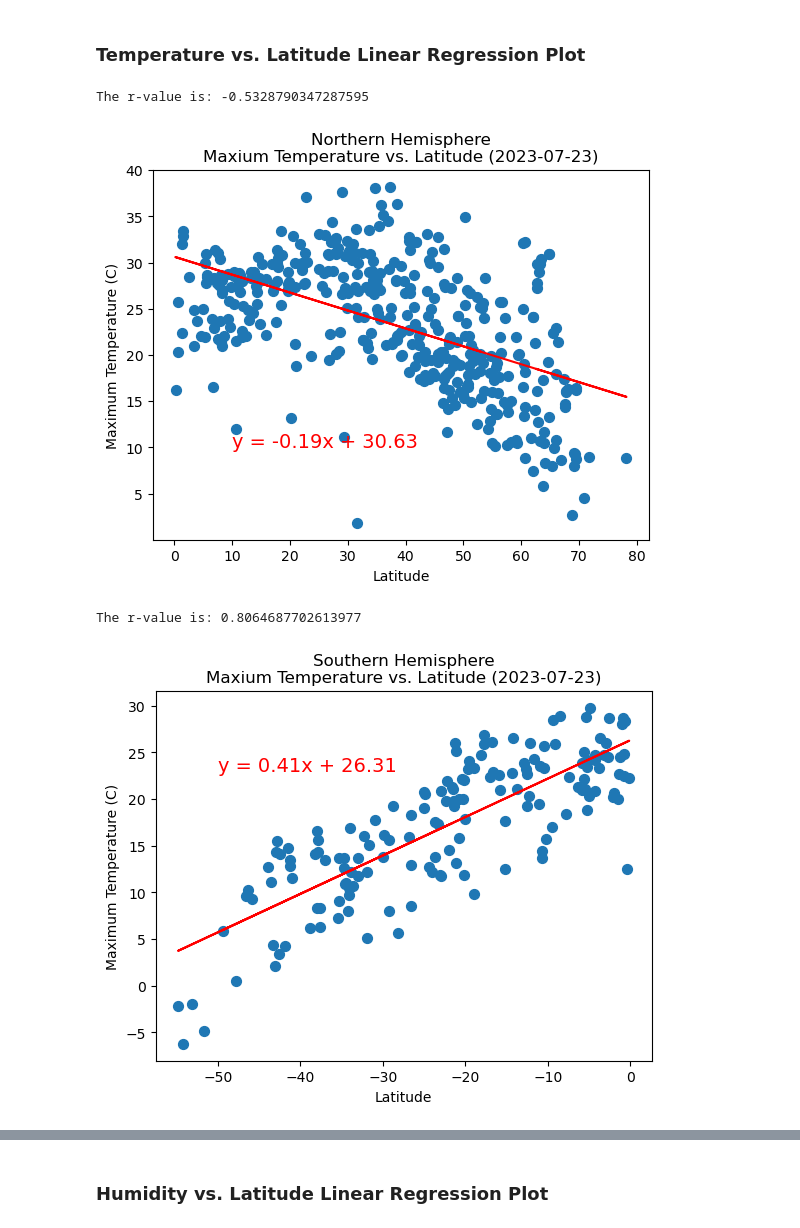
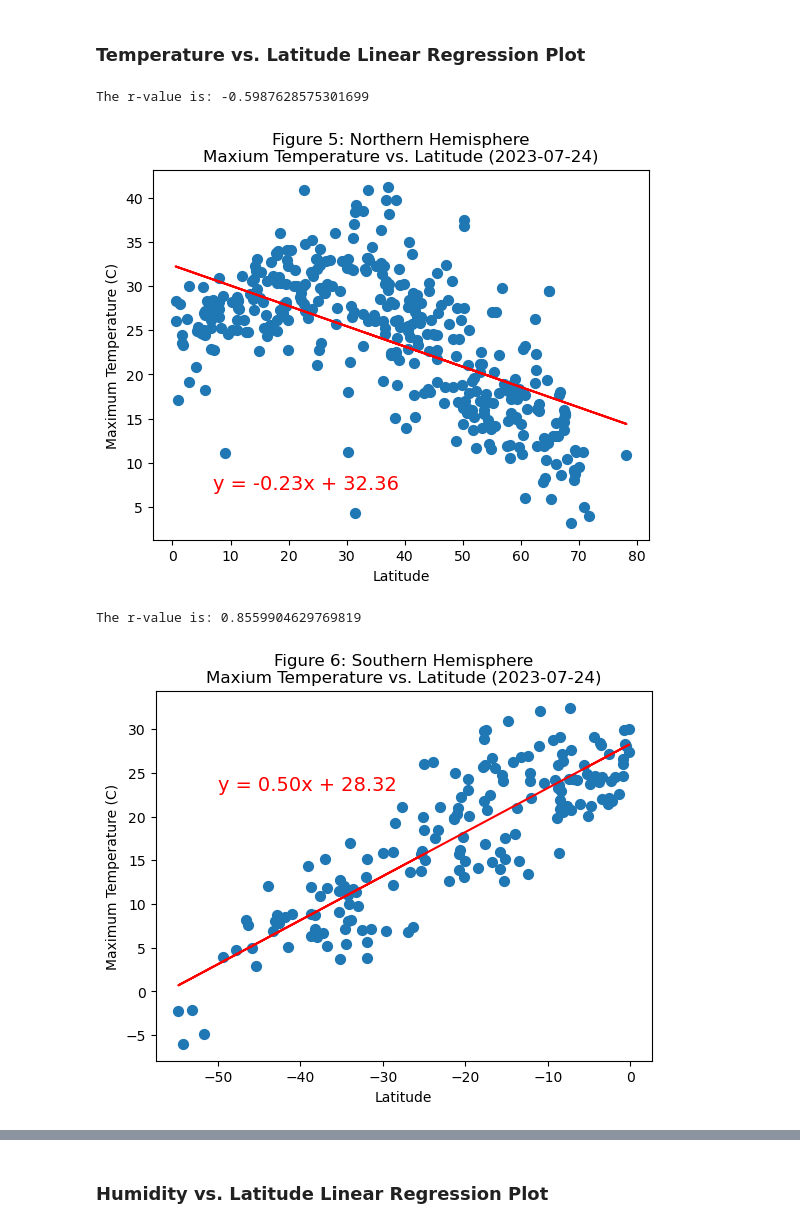
Before and after one commit to cburgyan/python-api-challenge, a Jupyter notebook: WeatherPy/WeatherPy.ipynb, the cells around one changed output, grey strips where cells are left out. Cells and saved outputs as stored; diff of their text form; code cells hidden in the pictures.

```diff
--- a/WeatherPy/WeatherPy.ipynb
+++ b/WeatherPy/WeatherPy.ipynb
@@ -297,6 +297,8 @@ def linearRegression(df, x, y, xAnno, yAnno, xlabel, ylabel, figureNumber, title
     yLineValues = m * df[x] + yIntercept
 
     print(f'The r-value is: {r}')
+
+    title = title.replace("Figure:", f"Figure {figureNumber}:")
 
     df.plot(kind='scatter',
               x= x,
@@ -348,16 +350,16 @@ southern_hemi_df.head()
 ###  Temperature vs. Latitude Linear Regression Plot
 # %%
 # Linear regression on Northern Hemisphere
-linregdata = linearRegression(northern_hemi_df, 'Lat', 'Max Temp', 10, 10,  'Latitude', 'Maximum Temperature (C)', 5, f"Northern Hemisphere\nMaxium Temperature vs. Latitude ({datetime.date.today().strftime('%Y-%m-%d')})")
+linregdata = linearRegression(northern_hemi_df, 'Lat', 'Max Temp', 7, 7,  'Latitude', 'Maximum Temperature (C)', 5, f"Figure: Northern Hemisphere\nMaxium Temperature vs. Latitude ({DAY_OF_DATA_COLLECTION})")
 # %% [output]
-The r-value is: -0.5328790347287595
+The r-value is: -0.5987628575301699
-[figure, old version]
+[figure, new version]
 # %%
 # Linear regression on Southern Hemisphere
-linregdata = linearRegression(southern_hemi_df, 'Lat', 'Max Temp', -50, 23, 'Latitude', 'Maximum Temperature (C)', 6, f"Southern Hemisphere\nMaxium Temperature vs. Latitude ({datetime.date.today().strftime('%Y-%m-%d')})")
+linregdata = linearRegression(southern_hemi_df, 'Lat', 'Max Temp', -50, 23, 'Latitude', 'Maximum Temperature (C)', 6, f"Figure: Southern Hemisphere\nMaxium Temperature vs. Latitude ({DAY_OF_DATA_COLLECTION})")
 # %% [output]
-The r-value is: 0.8064687702613977
+The r-value is: 0.8559904629769819
-[figure, old version]
+[figure, new version]
 # %% [markdown]
 **Discussion about the linear relationship:**
 
```
Also changed, not shown: parts of 24 cells of this notebook, 13 other files.
